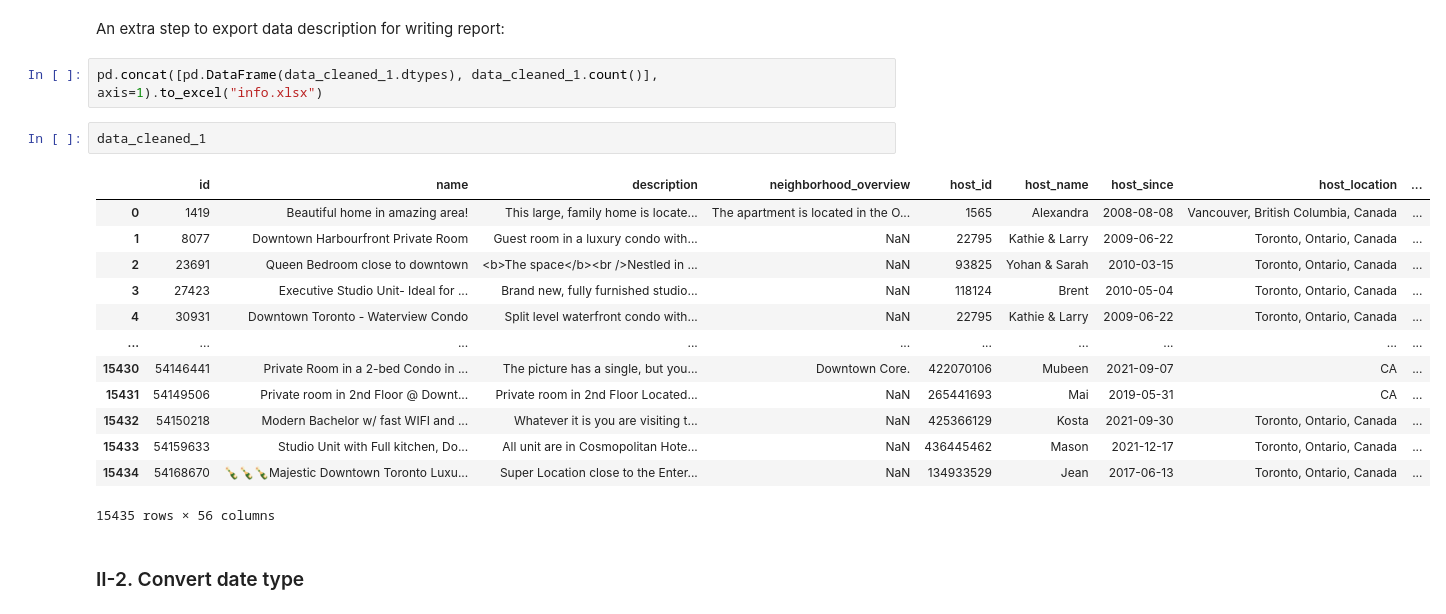
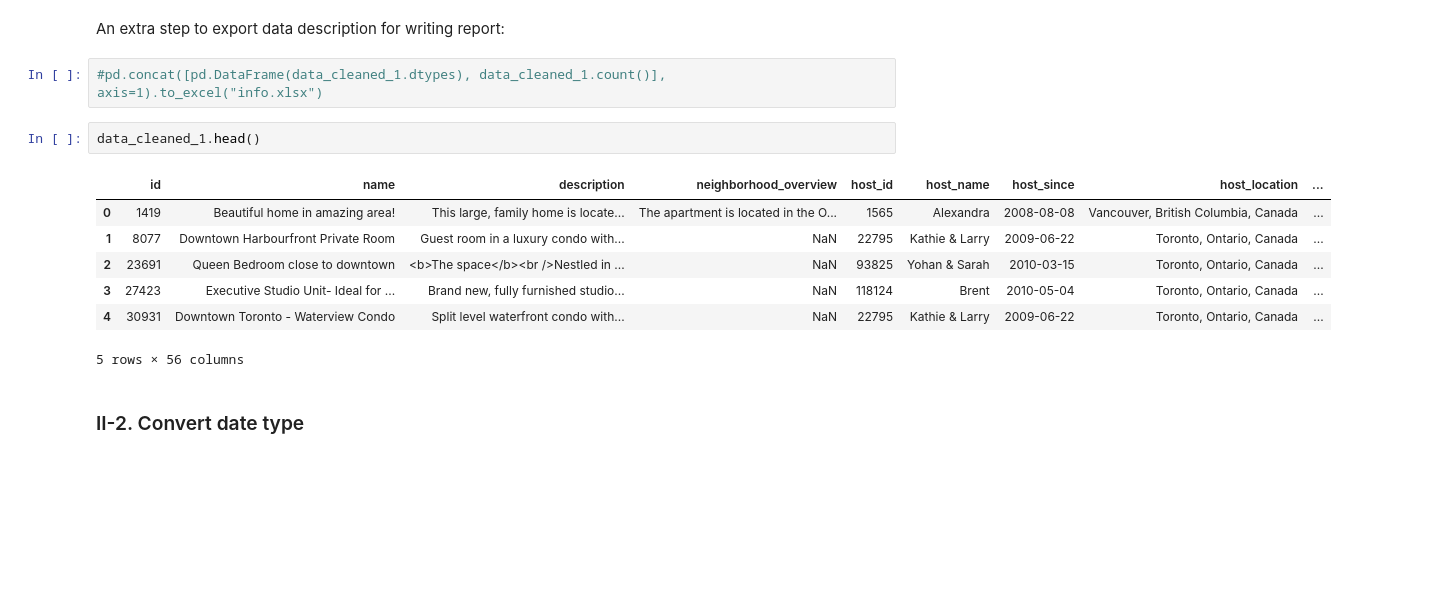
Before and after one commit to dailyLi/airbnb_da, a Jupyter notebook: airbnb_da.ipynb, the cells around one changed output. Cells and saved outputs as stored; diff of their text form; blank space fills up the shorter version.

```diff
--- a/airbnb_da.ipynb
+++ b/airbnb_da.ipynb
@@ -119,23 +121,17 @@ memory usage: 6.6+ MB
 # %% [markdown]
 An extra step to export data description for writing report:
 # %%
-pd.concat([pd.DataFrame(data_cleaned_1.dtypes), data_cleaned_1.count()], axis=1).to_excel("info.xlsx")
+#pd.concat([pd.DataFrame(data_cleaned_1.dtypes), data_cleaned_1.count()], axis=1).to_excel("info.xlsx")
 # %%
-data_cleaned_1
+data_cleaned_1.head()
 # %% [output]
 |  | id | name | description | neighborhood_overview | host_id | host_name | host_since | host_location | ... |
 | 0 | 1419 | Beautiful home in amazing area! | This large, family home is locate... | The apartment is located in the O... | 1565 | Alexandra | 2008-08-08 | Vancouver, British Columbia, Canada | ... |
 | 1 | 8077 | Downtown Harbourfront Private Room | Guest room in a luxury condo with... | NaN | 22795 | Kathie & Larry | 2009-06-22 | Toronto, Ontario, Canada | ... |
 | 2 | 23691 | Queen Bedroom close to downtown | <b>The space</b><br />Nestled in ... | NaN | 93825 | Yohan & Sarah | 2010-03-15 | Toronto, Ontario, Canada | ... |
 | 3 | 27423 | Executive Studio Unit- Ideal for ... | Brand new, fully furnished studio... | NaN | 118124 | Brent | 2010-05-04 | Toronto, Ontario, Canada | ... |
 | 4 | 30931 | Downtown Toronto - Waterview Condo | Split level waterfront condo with... | NaN | 22795 | Kathie & Larry | 2009-06-22 | Toronto, Ontario, Canada | ... |
-| ... | ... | ... | ... | ... | ... | ... | ... | ... | ... |
-| 15430 | 54146441 | Private Room in a 2-bed Condo in ... | The picture has a single, but you... | Downtown Core. | 422070106 | Mubeen | 2021-09-07 | CA | ... |
-| 15431 | 54149506 | Private room in 2nd Floor @ Downt... | Private room in 2nd Floor Located... | NaN | 265441693 | Mai | 2019-05-31 | CA | ... |
-| 15432 | 54150218 | Modern Bachelor w/ fast WIFI and ... | Whatever it is you are visiting t... | NaN | 425366129 | Kosta | 2021-09-30 | Toronto, Ontario, Canada | ... |
-| 15433 | 54159633 | Studio Unit with Full kitchen, Do... | All unit are in Cosmopolitan Hote... | NaN | 436445462 | Mason | 2021-12-17 | Toronto, Ontario, Canada | ... |
-| 15434 | 54168670 | 🍾🍾🍾Majestic Downtown Toronto Luxu... | Super Location close to the Enter... | NaN | 134933529 | Jean | 2017-06-13 | Toronto, Ontario, Canada | ... |
-15435 rows × 56 columns
+5 rows × 56 columns
 # %% [markdown]
 ### II-2. Convert date type
 # %% [markdown]
```
Also changed, not shown: parts of 17 cells of this notebook.
